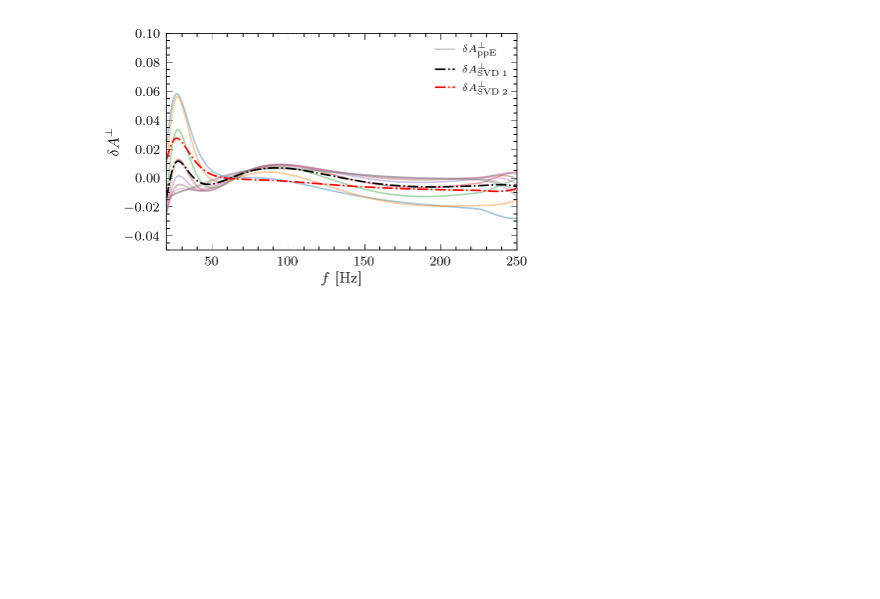
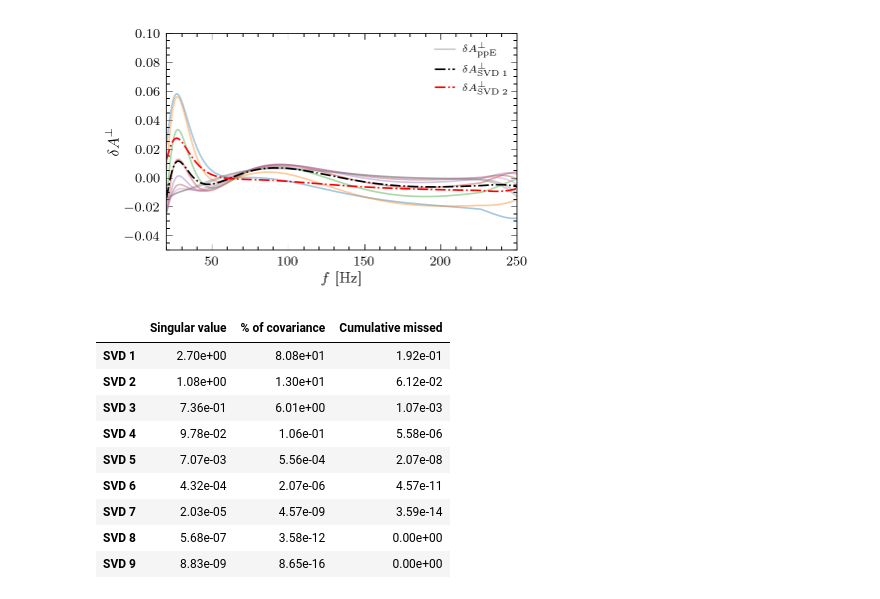
Before and after one commit to BrianCSeymour/waveform-geometry-testing-gr, a Jupyter notebook: ppe-perpendicular-plots.ipynb, the cells around one changed output. Cells and saved outputs as stored; diff of their text form; code cells hidden in the pictures; blank space fills up the shorter version.

```diff
--- a/ppe-perpendicular-plots.ipynb
+++ b/ppe-perpendicular-plots.ipynb
@@ -428,3 +428,23 @@ plt.ylabel(r"$\delta A^\perp$")
 plt.show()
 # %% [output]
 [figure]
+# %%
+cov_frac = s**2 / np.sum(s**2)
+cum_missed = 1 - np.cumsum(cov_frac)
+df = pd.DataFrame({
+    "Singular value": s,
+    "% of covariance": cov_frac * 100,
+    "Cumulative missed": cum_missed ,
+}, index=[f"SVD {i+1}" for i in range(len(s))])
+df.style.format("{:.2e}")
+# %% [output]
+|  | Singular value | % of covariance | Cumulative missed |
+| SVD 1 | 2.70e+00 | 8.08e+01 | 1.92e-01 |
+| SVD 2 | 1.08e+00 | 1.30e+01 | 6.12e-02 |
+| SVD 3 | 7.36e-01 | 6.01e+00 | 1.07e-03 |
+| SVD 4 | 9.78e-02 | 1.06e-01 | 5.58e-06 |
+| SVD 5 | 7.07e-03 | 5.56e-04 | 2.07e-08 |
+| SVD 6 | 4.32e-04 | 2.07e-06 | 4.57e-11 |
+| SVD 7 | 2.03e-05 | 4.57e-09 | 3.59e-14 |
+| SVD 8 | 5.68e-07 | 3.58e-12 | 0.00e+00 |
+| SVD 9 | 8.83e-09 | 8.65e-16 | 0.00e+00 |
```
Also changed, not shown: 1 other file.
